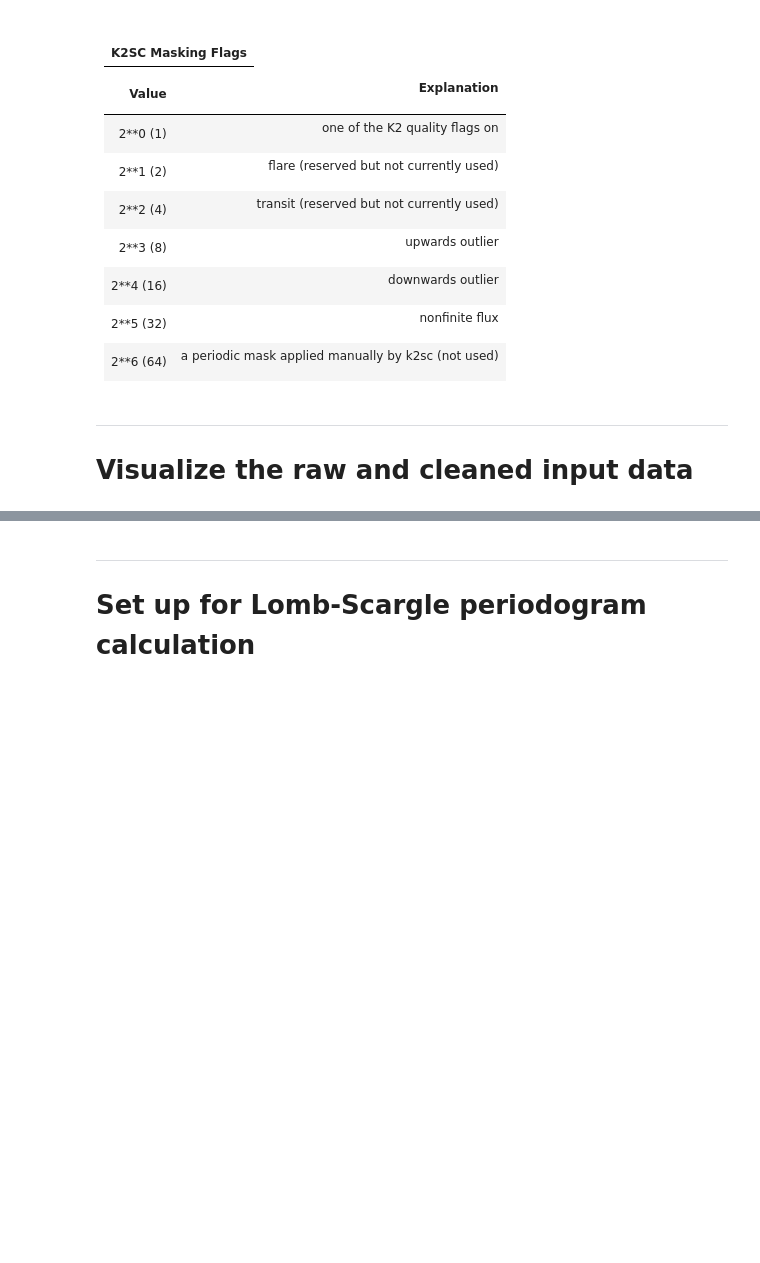
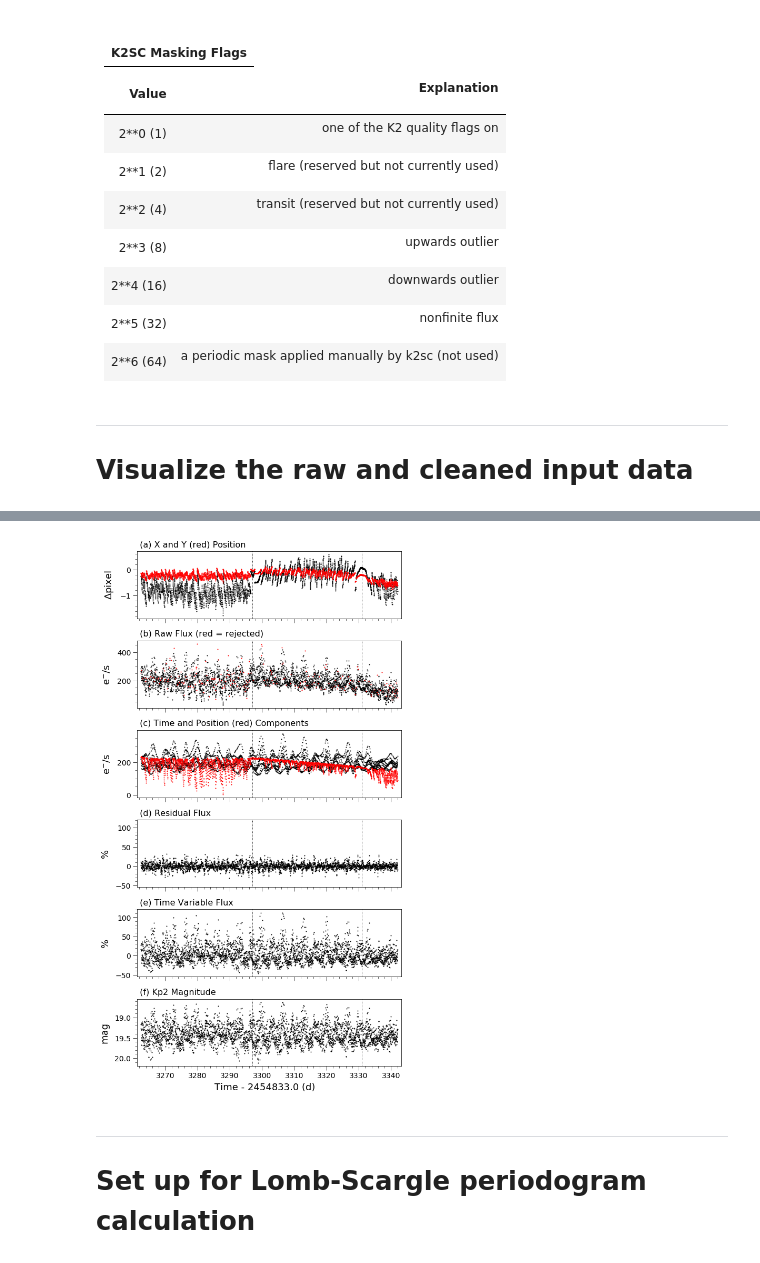
Before and after one commit to dwhoard/k2timeseries, a Jupyter notebook: k2timeseries.ipynb, the cells around one changed output, grey strips where cells are left out. Cells and saved outputs as stored; diff of their text form; code cells hidden in the pictures; blank space fills up the shorter version.

```diff
--- a/k2timeseries.ipynb
+++ b/k2timeseries.ipynb
@@ -148,7 +148,9 @@ ALMOST NEVER NEED TO CHANGE THESE!!!
 name_string = tname[tidx]+'_'+dtype
 
 # default dimensions for visualization output files, if not specified in individual "fig" setups (inches)
-PSIZE_DEFAULT = (12,6)
+#PSIZE_DEFAULT = (12,6)
+#PSIZE_DEFAULT = (10,6)
+PSIZE_DEFAULT = (9,6)
 plt.rcParams["figure.figsize"] = PSIZE_DEFAULT
 
 # optional addition to input path if non-variable "check" data is stored in a separate directory
@@ -339,17 +365,21 @@ Value       | <p>Explanation</p>
 # CUSTOMIZE ANY OF THESE AS NEEDED!!!
 
 # These are the y-axis range values set for the variable star, for use with nearby comparison stars
-pyrange_ref = [ [18.550970720633437, 20.18986589095351],
-                [-54.161889734486195, 119.91825364666558],
-                [-54.161889734486195, 119.91825364666558],
-                [-15.289839921753096, 395.244983989217],
-                [6.8446830749511705, 478.94497451782223],
-                [-1.8630940586328504, 0.6832127839326857] ]
+pyrange_ref = [ [-1.7473528385162351, 0.5674715638160704],
+                [28.30378723144531, 457.48587036132807],
+                [3.37083389238191, 376.584310175082],
+                [-46.24915594443384, 112.00551985661322],
+                [-46.24915594443384, 112.00551985661322],
+                [18.625465955647986, 20.11537065593896] ]
 
+#USE_PYRANGE_REF = False
 USE_PYRANGE_REF = True
 
+# fraction of total range for expanding x-axis endpoints when plotting
+rangefac_x = 0.015
+
 # fraction of total range for expanding y-axis endpoints when plotting
-rangefac = 0.05
+rangefac_y = 0.055
 ###############################################
 
 fcount = 1 # increment output file counter
@@ -375,13 +405,18 @@ if k2camid > 0:
 
 # set up the multipanel plot
 npanels=6
-fig, axes = plt.subplots(npanels, 1, figsize=(10,npanels*3), sharex=True)
+#fig, axes = plt.subplots(npanels, 1, figsize=(10,npanels*3), sharex=True)
+fig, axes = plt.subplots(npanels, 1, figsize=(9,npanels*3), sharex=True)
+
+# position of subplot panel titles in axis coordinates (x, y)
+labelpos = (0.0, 1.10)
 
 # write logfile
 logfile_out = open(logfile_name, 'a+')
 print(timestamp(), file=logfile_out)
 print('### INPUT DATA VISUALIZATION ###', file=logfile_out)
-print('[user] fraction of total range for expanding y-axis endpoints when plotting (rangefac):',rangefac, file=logfile_out)
+print('[user] fraction of total range for x-axis margins (rangefac_x):',rangefac_x, file=logfile_out)
+print('[user] fraction of total range for y-axis margins (rangefac_y):',rangefac_y, file=logfile_out)
 print('[user] using K2 campaign splits? (USE_PYRANGE_REF) =',USE_PYRANGE_REF, file=logfile_out)
 if tidx > 0 and USE_PYRANGE_REF == True:
     print('Reference y-axis ranges for panels 0-'+str(npanels-1)+' (pyrange_ref):', file=logfile_out)
@@ -392,12 +427,12 @@ print('Plotted y-axis ranges for panels 0-'+str(npanels-1)+' (pyrange ):', file=
 fig.text(0.5, 0.09, 'Time - '+str(t0)+' (d)', ha='center', size=size_lg)
 
 # change amount of padding between subplot panels
-fig.subplots_adjust(wspace=0, hspace=0.1)
+fig.subplots_adjust(wspace=0, hspace=0.33)
 
 # function for calculating y-axis plotting range
-def pyrange_calc(y1, y2, rangefac):
+def pyrange_calc(y1, y2, rangefac_y):
     pyrange_temp = [min(y1), max(y2)]
-    pyrange_temp = [pyrange_temp[0]-rangefac*abs(pyrange_temp[0]-pyrange_temp[1]), pyrange_temp[1]+rangefac*abs(pyrange_temp[0]-pyrange_temp[1])]
+    #pyrange_temp = [pyrange_temp[0]-rangefac_y*abs(pyrange_temp[0]-pyrange_temp[1]), pyrange_temp[1]+rangefac_y*abs(pyrange_temp[0]-pyrange_temp[1])]
     return pyrange_temp
 
 # loop over panels
@@ -407,98 +442,100 @@ for i, ax in enumerate(axes.flatten()):
     if LDEBUG >= 2: print(i, ax)
 
     ax.tick_params(labelsize=size_sm)
+    ax.margins(x=rangefac_x)
+    ax.margins(y=rangefac_y)
 
     # Position
-    if i == npanels-1:
-        pyrange_temp = pyrange_calc([min(df_lc.xpos),min(df_lc.ypos)], [max(df_lc.xpos),max(df_lc.xpos)], rangefac)
+    if i == npanels-6:
+        pyrange_temp = pyrange_calc([min(df_lc.xpos),min(df_lc.ypos)], [max(df_lc.xpos),max(df_lc.xpos)], rangefac_y)
         if tidx > 0 and USE_PYRANGE_REF == True:
             pyrange = [(j - np.mean(pyrange_ref[i]) + np.mean(pyrange_temp)) for j in pyrange_ref[i]]
         else:
             pyrange = pyrange_temp
-        ax.set_ylim(pyrange)
+        #ax.set_ylim(pyrange)
         ax.plot(df_lc_clean.time-t0,df_lc_clean.xpos, 'k.', markersize=2)
         ax.plot(df_lc_clean.time-t0,df_lc_clean.ypos, 'r.', markersize=2)
         ax.set_ylabel('$\Delta$pixel', size=size_lg, labelpad=ylpad)
         ax.annotate(' (a) X and Y (red) Position', size=size_md,
-            xy=(ax.get_xlim()[1], 0.5*(pyrange[1]-pyrange[0])+pyrange[0]), xycoords='data',
+            xy=labelpos, xycoords='axes fraction',
             horizontalalignment='left', verticalalignment='center')
 
     # Raw Flux
-    if i == npanels-2:
+    if i == npanels-5:
         #pyrange_temp = [min(df_lc.rawflux), max(df_lc.rawflux)]
-        pyrange_temp = pyrange_calc(df_lc.rawflux, df_lc.rawflux, rangefac)
+        pyrange_temp = pyrange_calc(df_lc.rawflux, df_lc.rawflux, rangefac_y)
         if tidx > 0 and USE_PYRANGE_REF == True:
             pyrange = [(j - np.mean(pyrange_ref[i]) + np.mean(pyrange_temp)) for j in pyrange_ref[i]]
         else:
             pyrange = pyrange_temp
-        ax.set_ylim(pyrange)
+        #ax.set_ylim(pyrange)
         ax.plot(df_lc_clean.time-t0,df_lc_clean.rawflux, 'k.', markersize=2)
         ax.plot(df_lc_dirty_only.time-t0,df_lc_dirty_only.rawflux, 'r.', markersize=2)
         ax.set_ylabel('e$^{-}$/s', size=size_lg, labelpad=ylpad)
         ax.annotate(' (b) Raw Flux (red = rejected)', size=size_md,
-            xy=(ax.get_xlim()[1], 0.5*(pyrange[1]-pyrange[0])+pyrange[0]), xycoords='data',
+            xy=labelpos, xycoords='axes fraction',
             horizontalalignment='left', verticalalignment='center')
 
     # Variability Components
-    if i == npanels-3:
+    if i == npanels-4:
         #pyrange_temp = [min([min(df_lc_clean.trtime),min(df_lc_clean.trposi)]), max([max(df_lc_clean.trtime),max(df_lc_clean.trposi)])]
-        pyrange_temp = pyrange_calc([min(df_lc_clean.trtime),min(df_lc_clean.trposi)], [max(df_lc_clean.trtime),max(df_lc_clean.trposi)], rangefac)
+        pyrange_temp = pyrange_calc([min(df_lc_clean.trtime),min(df_lc_clean.trposi)], [max(df_lc_clean.trtime),max(df_lc_clean.trposi)], rangefac_y)
         if tidx > 0 and USE_PYRANGE_REF == True:
             pyrange = [(j - np.mean(pyrange_ref[i]) + np.mean(pyrange_temp)) for j in pyrange_ref[i]]
         else:
             pyrange = pyrange_temp
-        ax.set_ylim(pyrange)
+        #ax.set_ylim(pyrange)
         ax.plot(df_lc_clean.time-t0,df_lc_clean.trtime, 'k.', markersize=2)
         ax.plot(df_lc_clean.time-t0,df_lc_clean.trposi, 'r.', markersize=2)
         ax.set_ylabel('e$^{-}$/s', size=size_lg, labelpad=ylpad)
         ax.annotate(' (c) Time and Position (red) Components', size=size_md,
-            xy=(ax.get_xlim()[1], 0.5*(pyrange[1]-pyrange[0])+pyrange[0]), xycoords='data',
+            xy=labelpos, xycoords='axes fraction',
             horizontalalignment='left', verticalalignment='center')
 
     # Residual Flux
-    if i == npanels-4:
+    if i == npanels-3:
         #pyrange_temp = [min(norm_self(df_lc_clean.varflux)), max(norm_self(df_lc_clean.varflux))]
-        pyrange_temp = pyrange_calc(norm_self(df_lc_clean.varflux), norm_self(df_lc_clean.varflux), rangefac)
+        pyrange_temp = pyrange_calc(norm_self(df_lc_clean.varflux), norm_self(df_lc_clean.varflux), rangefac_y)
         if tidx > 0 and USE_PYRANGE_REF == True:
             pyrange = [(j - np.mean(pyrange_ref[i]) + np.mean(pyrange_temp)) for j in pyrange_ref[i]]
         else:
             pyrange = pyrange_temp
-        ax.set_ylim(pyrange)
+        #ax.set_ylim(pyrange)
         ax.plot(df_lc_clean.time-t0, norm_self(df_lc_clean.resflux), 'k.', markersize=2)
         ax.set_ylabel('%', size=size_lg, labelpad=ylpad)
         ax.annotate(' (d) Residual Flux', size=size_md,
-            xy=(ax.get_xlim()[1], 0.5*(pyrange[1]-pyrange[0])+pyrange[0]), xycoords='data',
+            xy=labelpos, xycoords='axes fraction',
             horizontalalignment='left', verticalalignment='center')
 
     # Time Variable Flux
-    if i == npanels-5:
+    if i == npanels-2:
         #pyrange_temp = [min(norm_self(df_lc_clean.varflux)), max(norm_self(df_lc_clean.varflux))]
-        pyrange_temp = pyrange_calc(norm_self(df_lc_clean.varflux), norm_self(df_lc_clean.varflux), rangefac)
+        pyrange_temp = pyrange_calc(norm_self(df_lc_clean.varflux), norm_self(df_lc_clean.varflux), rangefac_y)
         if tidx > 0 and USE_PYRANGE_REF == True:
             pyrange = [(j - np.mean(pyrange_ref[i]) + np.mean(pyrange_temp)) for j in pyrange_ref[i]]
         else:
             pyrange = pyrange_temp
-        ax.set_ylim(pyrange)
+        #ax.set_ylim(pyrange)
         ax.plot(df_lc_clean.time-t0, norm_self(df_lc_clean.varflux), 'k.', markersize=2)
         ax.set_ylabel('%', size=size_lg, labelpad=ylpad)
         ax.annotate(' (e) Time Variable Flux', size=size_md,
-            xy=(ax.get_xlim()[1], 0.5*(pyrange[1]-pyrange[0])+pyrange[0]), xycoords='data',
+            xy=labelpos, xycoords='axes fraction',
             horizontalalignment='left', verticalalignment='center')
 
     # Time Variable Flux as Kp2 magnitudes
-    if i == npanels-6:
+    if i == npanels-1:
         #pyrange_temp = [max(df_lc_clean.kp2mag), min(df_lc_clean.kp2mag)]
-        pyrange_temp = pyrange_calc(df_lc_clean.kp2mag, df_lc_clean.kp2mag, rangefac)
+        pyrange_temp = pyrange_calc(df_lc_clean.kp2mag, df_lc_clean.kp2mag, rangefac_y)
         if tidx > 0 and USE_PYRANGE_REF == True:
             pyrange = [(j - np.mean(pyrange_ref[i]) + np.mean(pyrange_temp)) for j in pyrange_ref[i]]
         else:
             pyrange = pyrange_temp
-        ax.set_ylim(pyrange)
+        #ax.set_ylim(pyrange)
         ax.plot(df_lc_clean.time-t0, df_lc_clean.kp2mag, 'k.', markersize=2)
         ax.invert_yaxis()
         ax.set_ylabel('mag', size=size_lg, labelpad=ylpad)
         ax.annotate(' (f) Kp2 Magnitude', size=size_md,
-            xy=(ax.get_xlim()[1], 0.5*(pyrange[1]-pyrange[0])+pyrange[0]), xycoords='data',
+            xy=labelpos, xycoords='axes fraction',
             horizontalalignment='left', verticalalignment='center')
 
     # plot decorations (apply to all subplot panels)
@@ -530,3 +567,4 @@ logfile_out.close()
 
 # end this section gracefully
 if LDEBUG >= 0: print('\n',message2)
+# %% [output]
@@ -533,3 +579,4 @@ if LDEBUG >= 0: print('\n',message2)
+[figure, added]
 # %% [markdown]
 ---
 # Set up for Lomb-Scargle periodogram calculation
```
Also changed, not shown: parts of 6 cells of this notebook, 1 other file.
